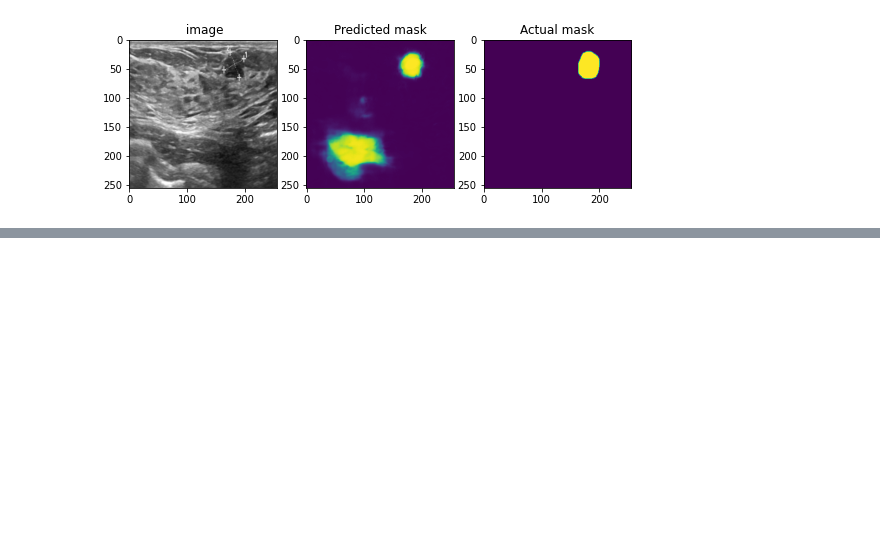
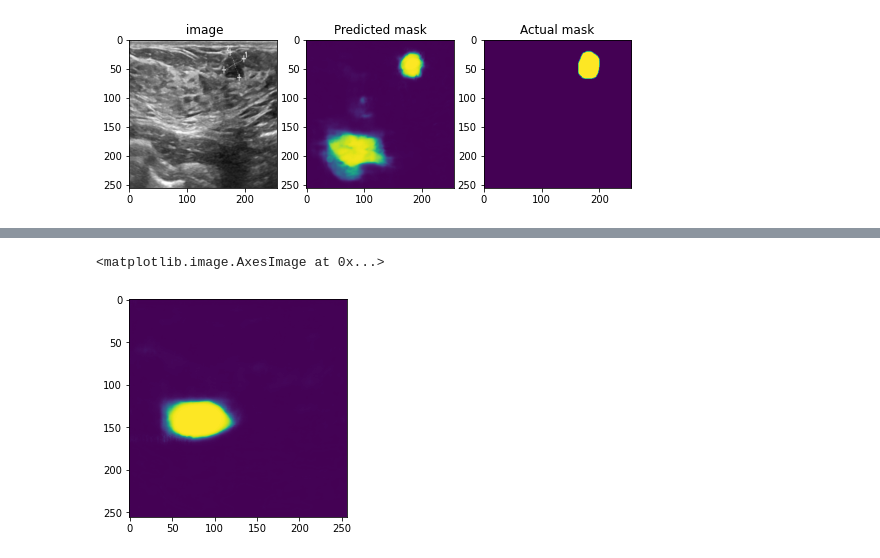
Before and after one commit to Portglass/BreathCancer, a Jupyter notebook: segmentation-model-for-breast-cancer.ipynb, the cells around one changed output, grey strips where cells are left out. Drawn from its saved outputs; the diff is of its cells as text; code cells hidden in the pictures; blank space fills up the shorter version.

```diff
--- a/segmentation-model-for-breast-cancer.ipynb
+++ b/segmentation-model-for-breast-cancer.ipynb
@@ -255,0 +267,18 @@ Plotter(actuals[1], sixteenPrediction[1][:,:,0], masks[1])
+# %%
+def predict1 (valMap, model, shape = 256):
+    img = cv2.resize(valMap, (shape, shape))
+
+    imgProc = np.array([img])
+
+    predictions = model.predict(imgProc)
+
+    return predictions[0], imgProc[0]
+# %%
+pathTest = "Dataset/benign/benign (2).png"
+img = mpimg.imread(pathTest)
+# %%
+prediction, actuals = predict1(img, model_saved)
+plt.imshow(prediction)
+# %% [output]
+<matplotlib.image.AxesImage at 0x...>
+[figure, added]
```
Also changed, not shown: parts of 5 cells of this notebook, 7 other files.
